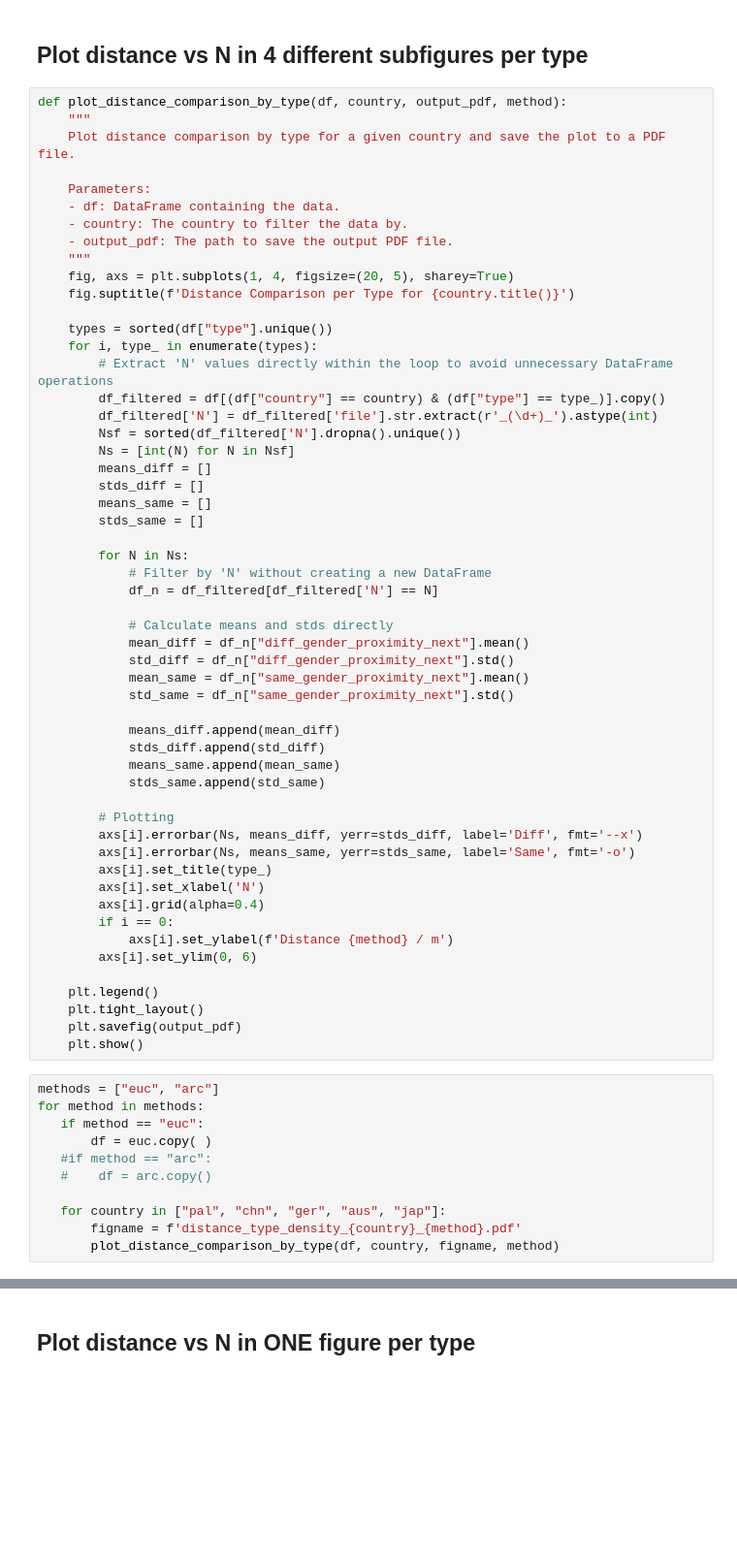
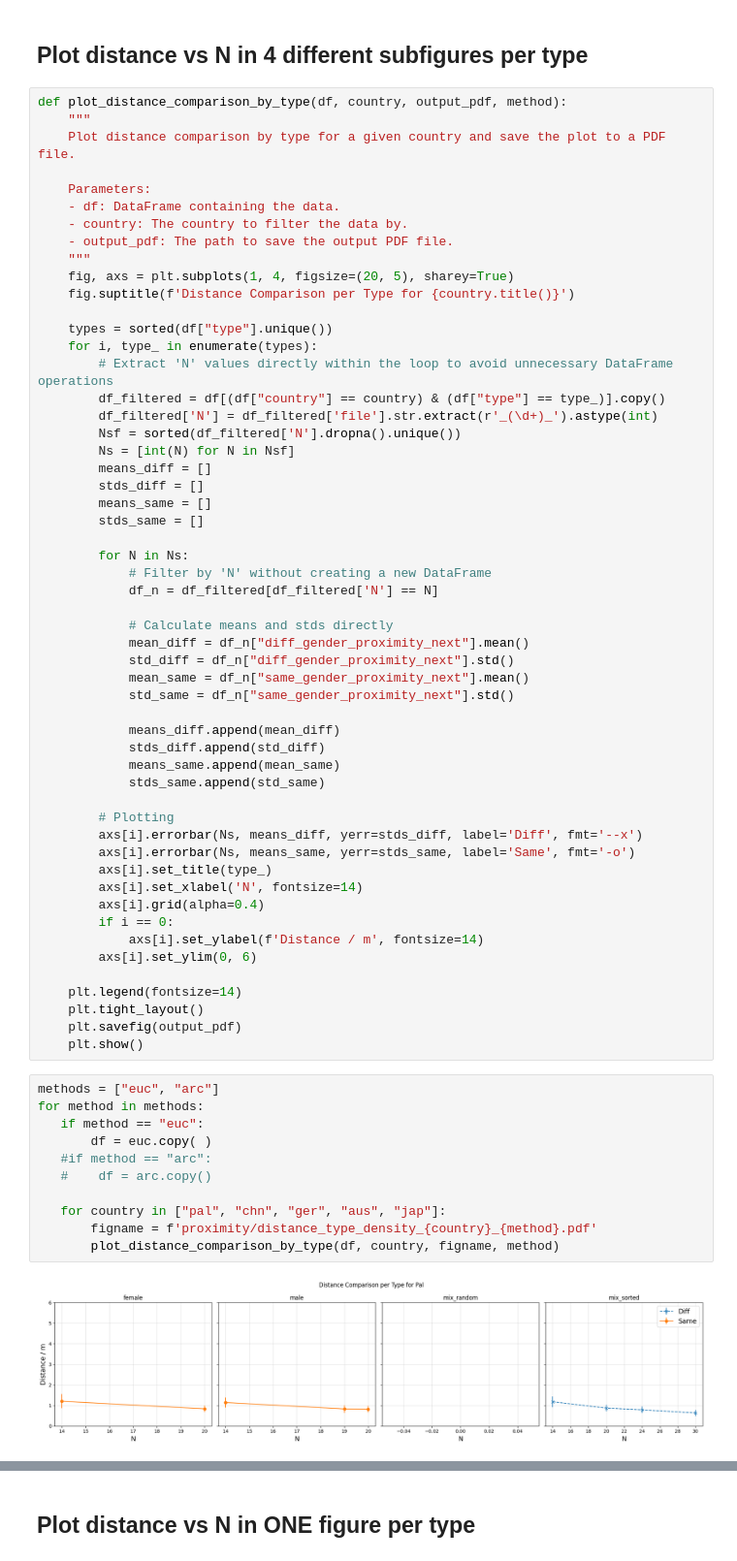
Before and after one commit to PedestrianDynamics/gender-experiments, a Jupyter notebook: notebooks/proximity_analysis.ipynb, the cells around one changed output, grey strips where cells are left out. Shown at 97% size. Drawn from its saved outputs; the diff is of its cells as text; blank space fills up the shorter version.

```diff
--- a/notebooks/proximity_analysis.ipynb
+++ b/notebooks/proximity_analysis.ipynb
@@ -158,24 +130,26 @@ def plot_distance_comparison_by_type(df, country, output_pdf, method):
         axs[i].errorbar(Ns, means_diff, yerr=stds_diff, label='Diff', fmt='--x')
         axs[i].errorbar(Ns, means_same, yerr=stds_same, label='Same', fmt='-o')
         axs[i].set_title(type_)
-        axs[i].set_xlabel('N')
+        axs[i].set_xlabel('N', fontsize=14)
         axs[i].grid(alpha=0.4)
         if i == 0:
-            axs[i].set_ylabel(f'Distance {method} / m')
+            axs[i].set_ylabel(f'Distance / m', fontsize=14)
         axs[i].set_ylim(0, 6)
 
-    plt.legend()
+    plt.legend(fontsize=14)
     plt.tight_layout()
     plt.savefig(output_pdf)
     plt.show()
 # %%
 methods = ["euc", "arc"]
 for method in methods:
    if method == "euc":
        df = euc.copy( )
    #if method == "arc":
    #    df = arc.copy()
 
    for country in ["pal", "chn", "ger", "aus", "jap"]:
-       figname = f'distance_type_density_{country}_{method}.pdf'
+       figname = f'proximity/distance_type_density_{country}_{method}.pdf'
        plot_distance_comparison_by_type(df, country, figname, method)
+# %% [output]
+[figure, added]
```
Also changed, not shown: parts of 4 cells of this notebook, 6 other files.
